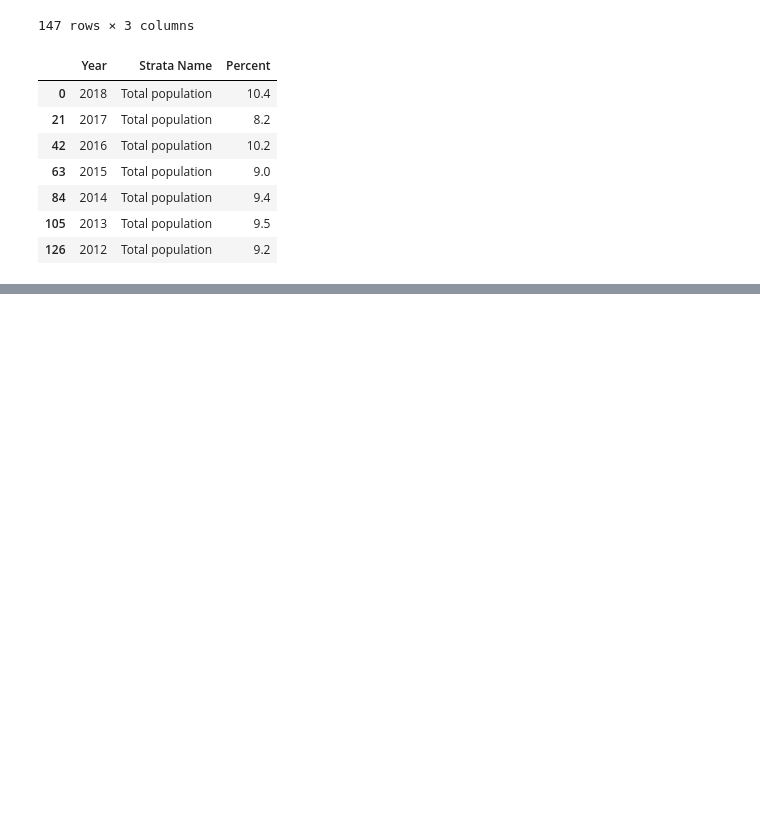
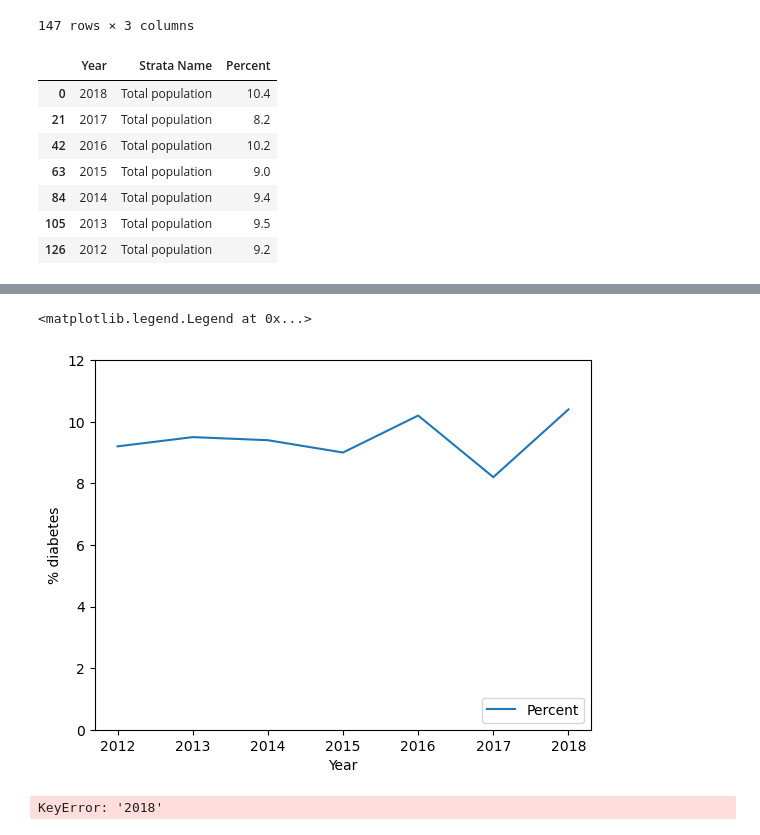
Before and after one commit to isabelmwork/Project1_Diabetes, a Jupyter notebook: California DM Trend.ipynb, the cells around one changed output, grey strips where cells are left out. Saved outputs shown, nothing was run; the diff lists cells and outputs as text; code cells hidden in the pictures; blank space fills up the shorter version.

```diff
--- a/California DM Trend.ipynb
+++ b/California DM Trend.ipynb
@@ -61,3 +61,6 @@ total_pop
 | 84 | 2014 | Total population | 9.4 |
 | 105 | 2013 | Total population | 9.5 |
 | 126 | 2012 | Total population | 9.2 |
+# %%
+clean_pop = total_pop.set_index("Year").drop(columns = "Strata Name")
+clean_pop
@@ -64,3 +77,8 @@ total_pop
 # %%
 #create line plot but the lines are connected
-#create bar plot
+clean_pop.plot(xlabel = "Year", ylabel = "% diabetes")
+plt.ylim(0,12)
+plt.legend(loc="lower right")
+# %% [output]
+<matplotlib.legend.Legend at 0x...>
+[figure, added]
@@ -66,0 +91,6 @@ total_pop
+# %%
+# Dept. of Finance total population in 2018: 39,557,045
+pop_2018 = clean_pop.loc["2018", "Percent"] * 39557045
+pop_2018
+# %% [output]
+KeyError: '2018'
```
Also changed, not shown: parts of 3 cells of this notebook.
